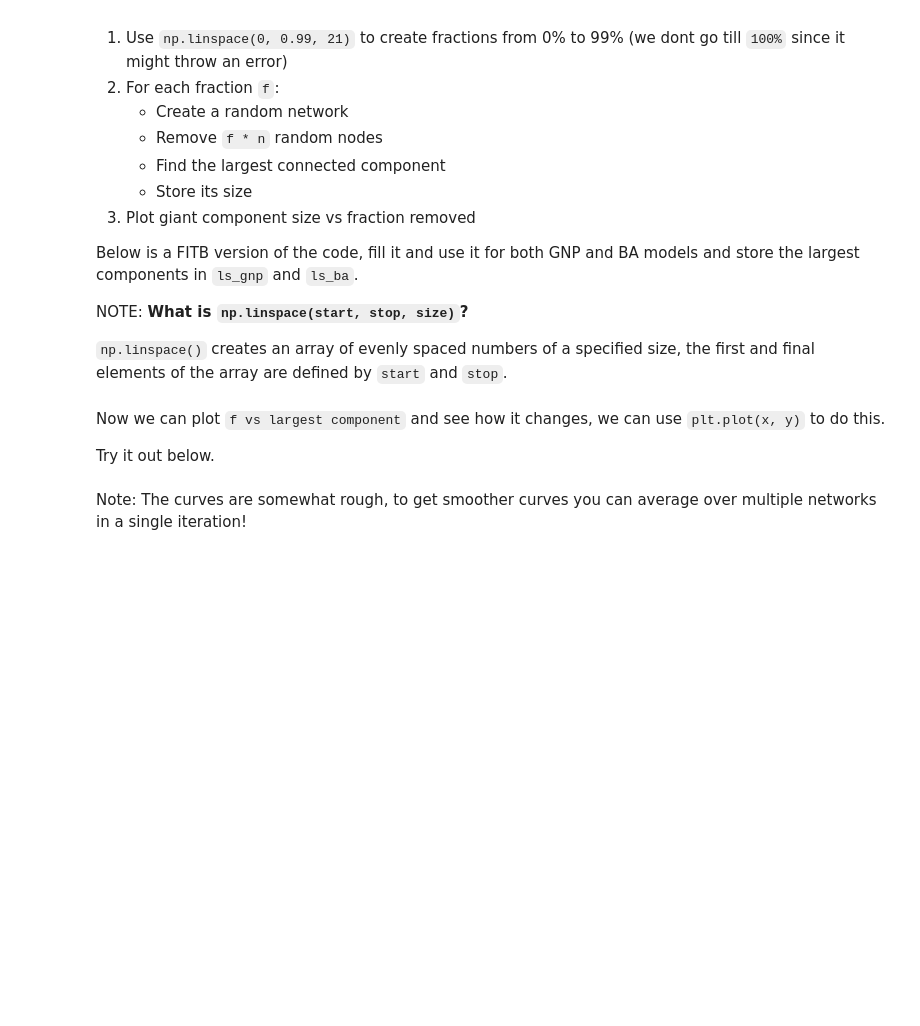
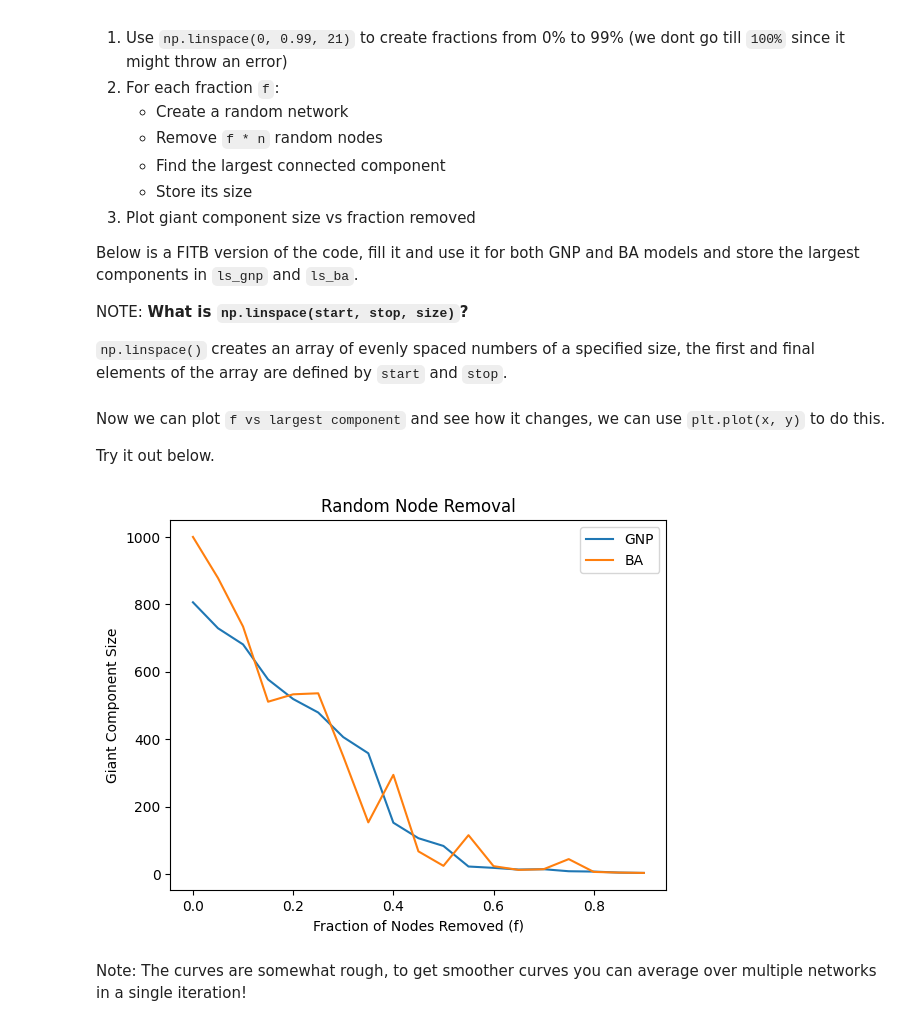
Before and after one commit to rahulsunilkumar/BIOL4559homework, a Jupyter notebook: lab/lab-07.ipynb, the cells around one changed output. Saved outputs shown, nothing was run; the diff lists cells and outputs as text; code cells hidden in the pictures; blank space fills up the shorter version.

```diff
--- a/lab/lab-07.ipynb
+++ b/lab/lab-07.ipynb
@@ -160,43 +174,61 @@ NOTE: **What is `np.linspace(start, stop, size)`?**
 
 `np.linspace()` creates an array of evenly spaced numbers of a specified size, the first and final elements of the array are defined by `start` and `stop`.
 # %%
-# TODO: Define `ls_gnp`
-ls_gnp = ____
+ls_gnp = []  # TODO: Define `ls_gnp`
 
-# TODO: How many iterations do we need?
-for f in ____:
+# Sweep fractions f from 0 to 0.90 by 0.05 (adjust as you like)
+f_grid = np.arange(0.0, 0.95, 0.05)  # TODO: How many iterations do we need?
+
+for f in f_grid:
 
     # TODO: Create a GNP network
-    G_gnp = _____
+    G_gnp = nx.gnp_random_graph(n, p)
 
     # TODO: Find the node list
-    node_list = _____
+    node_list = list(G_gnp.nodes())
 
     # TODO: Randomly select nodes to remove
-    nodes_to_remove = np.random.choice(___, ___, ___)
+    nodes_to_remove = np.random.choice(
+        a=node_list, replace=False, size=int(f * len(node_list))
+    )
 
     # TODO: Remove the nodes from our graph
-    ____
+    G_gnp.remove_nodes_from(nodes_to_remove)
 
     # TODO: Find and append the largest connected component to our list
-    SCC = [len(CC) for CC in ___]
-    ls_gnp.append(___)
+    SCC = [len(CC) for CC in nx.connected_components(G_gnp)]
+    ls_gnp.append(max(SCC) if SCC else 0)
 
-# TODO: perform the same stuff for BA graph as well
+
+# --- Do the same for the BA graph ---
+ls_ba = []
+for f in f_grid:
+    G_ba = nx.barabasi_albert_graph(n, m)  # assumes m is defined (m >= 1)
+
+    ba_nodes = list(G_ba.nodes())
+    ba_remove = np.random.choice(
+        a=ba_nodes, replace=False, size=int(f * len(ba_nodes))
+    )
+    G_ba.remove_nodes_from(ba_remove)
+
+    SCC_ba = [len(CC) for CC in nx.connected_components(G_ba)]
+    ls_ba.append(max(SCC_ba) if SCC_ba else 0)
 # %% [markdown]
 Now we can plot `f vs largest component` and see how it changes, we can use `plt.plot(x, y)` to do this.
 
 Try it out below.
 # %%
 # TODO: Add the lists we should plot
-plt.plot(__xaxis__, __yaxis__, label='GNP')
-plt.plot(__xaxis__, __yaxis__, label='BA')
+plt.plot(f_grid, ls_gnp, label='GNP')
+plt.plot(f_grid, ls_ba, label='BA')
 
 plt.xlabel('Fraction of Nodes Removed (f)')
 plt.ylabel('Giant Component Size')
 plt.title('Random Node Removal')
 plt.legend()
 plt.show()
+# %% [output]
+[figure, added]
 # %% [markdown]
 Note: The curves are somewhat rough, to get smoother curves you can average over multiple networks in a single iteration!
 # %% [markdown]
```
Also changed, not shown: parts of 11 cells of this notebook, 1 other file.
